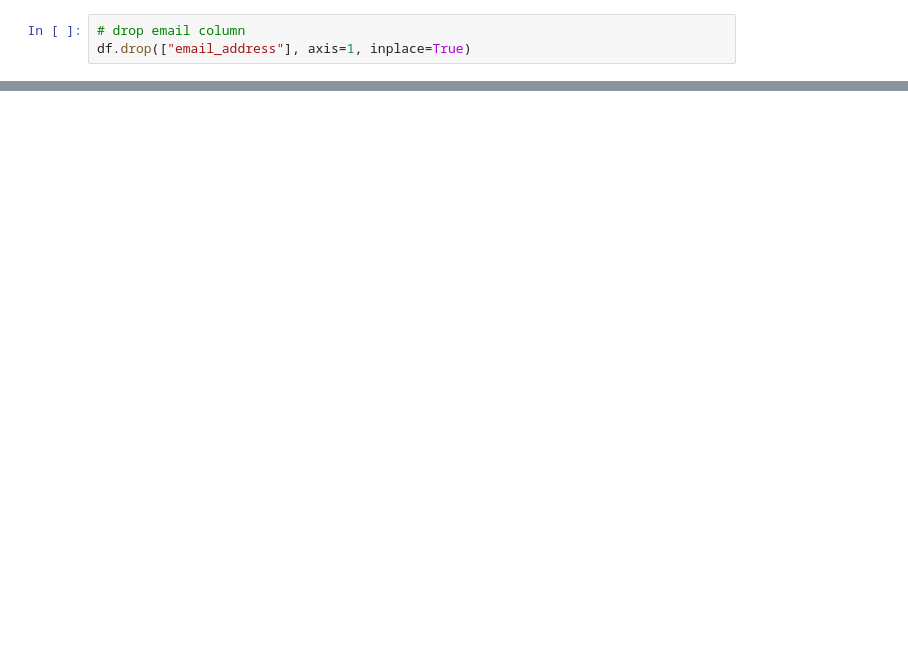
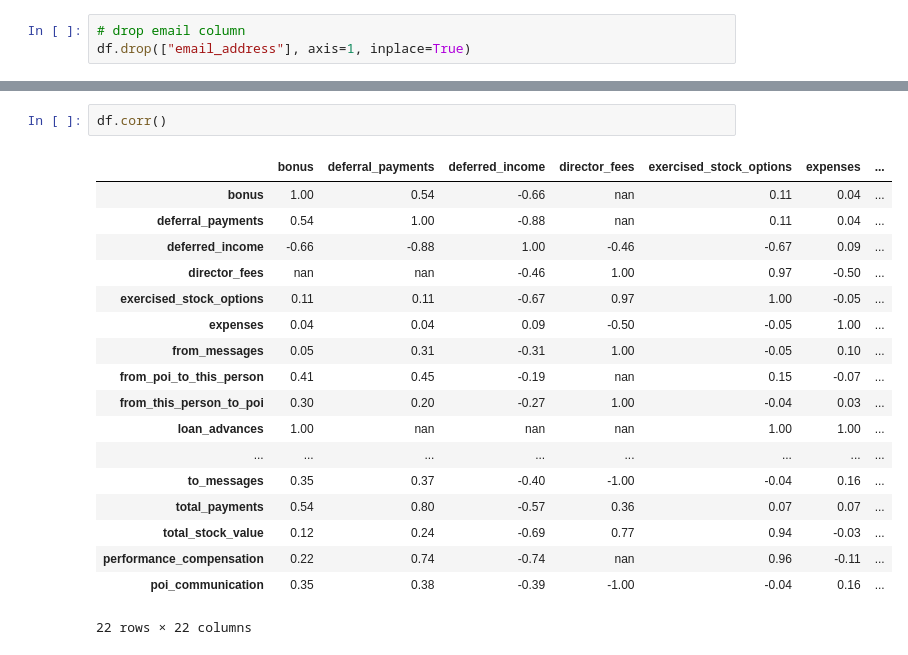
Before and after one commit to slangenbach/udacity-da-nanodegree, a Jupyter notebook: p5/final_project/poi_id.ipynb, the cells around one changed output, grey strips where cells are left out. Saved outputs shown, nothing was run; the diff lists cells and outputs as text; blank space fills up the shorter version.

```diff
--- a/p5/final_project/poi_id.ipynb
+++ b/p5/final_project/poi_id.ipynb
@@ -112 +128,22 @@ Name: total_stock_value, dtype: float64
+# %%
+df.corr()
+# %% [output]
+|  | bonus | deferral_payments | deferred_income | director_fees | exercised_stock_options | expenses | ... |
+| bonus | 1.00 | 0.54 | -0.66 | nan | 0.11 | 0.04 | ... |
+| deferral_payments | 0.54 | 1.00 | -0.88 | nan | 0.11 | 0.04 | ... |
+| deferred_income | -0.66 | -0.88 | 1.00 | -0.46 | -0.67 | 0.09 | ... |
+| director_fees | nan | nan | -0.46 | 1.00 | 0.97 | -0.50 | ... |
+| exercised_stock_options | 0.11 | 0.11 | -0.67 | 0.97 | 1.00 | -0.05 | ... |
+| expenses | 0.04 | 0.04 | 0.09 | -0.50 | -0.05 | 1.00 | ... |
+| from_messages | 0.05 | 0.31 | -0.31 | 1.00 | -0.05 | 0.10 | ... |
+| from_poi_to_this_person | 0.41 | 0.45 | -0.19 | nan | 0.15 | -0.07 | ... |
+| from_this_person_to_poi | 0.30 | 0.20 | -0.27 | 1.00 | -0.04 | 0.03 | ... |
+| loan_advances | 1.00 | nan | nan | nan | 1.00 | 1.00 | ... |
+| ... | ... | ... | ... | ... | ... | ... | ... |
+| to_messages | 0.35 | 0.37 | -0.40 | -1.00 | -0.04 | 0.16 | ... |
+| total_payments | 0.54 | 0.80 | -0.57 | 0.36 | 0.07 | 0.07 | ... |
+| total_stock_value | 0.12 | 0.24 | -0.69 | 0.77 | 0.94 | -0.03 | ... |
+| performance_compensation | 0.22 | 0.74 | -0.74 | nan | 0.96 | -0.11 | ... |
+| poi_communication | 0.35 | 0.38 | -0.39 | -1.00 | -0.04 | 0.16 | ... |
+22 rows × 22 columns
 # %%
```
Also changed, not shown: parts of 13 cells of this notebook, 4 other files.
